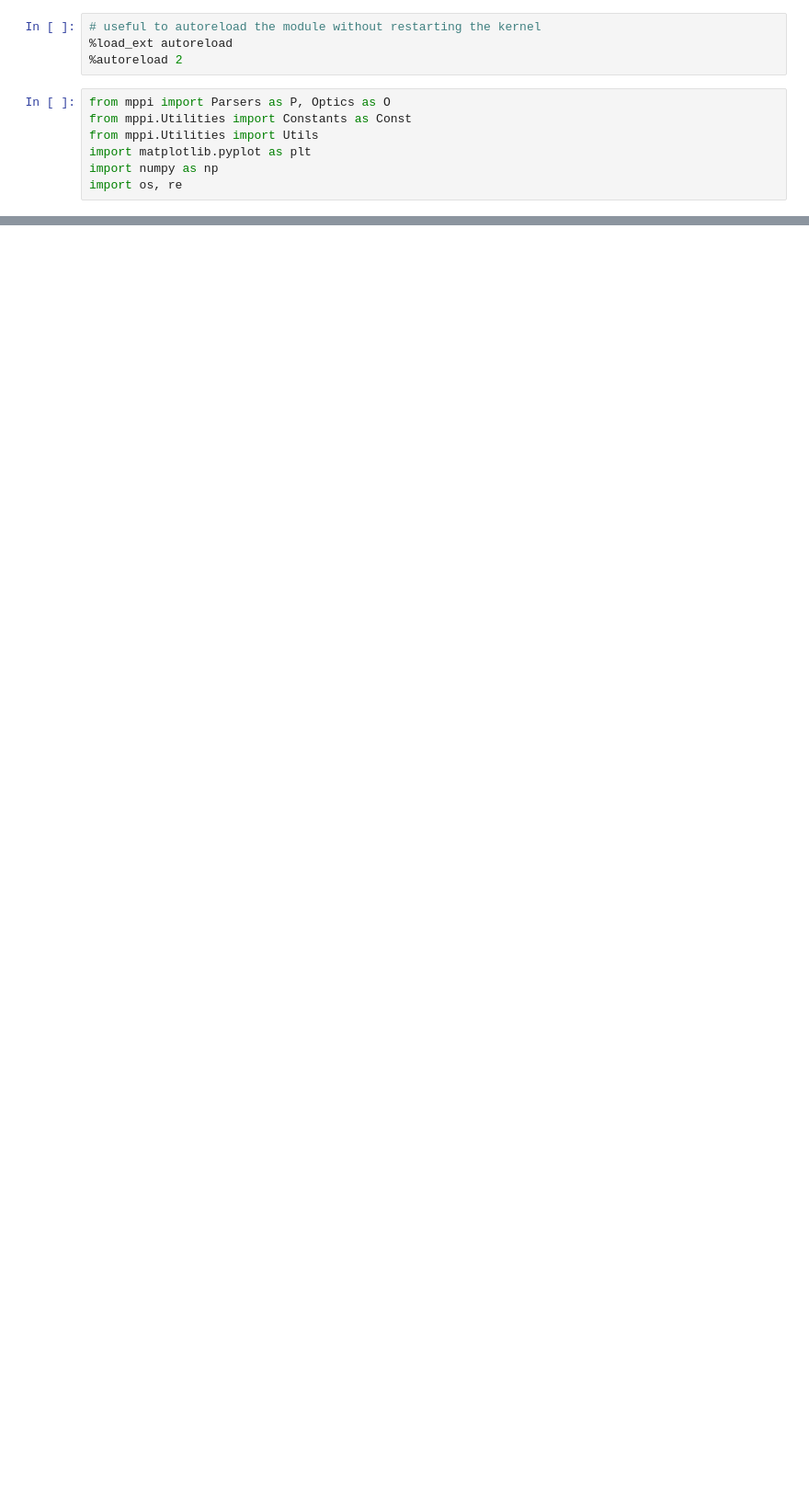
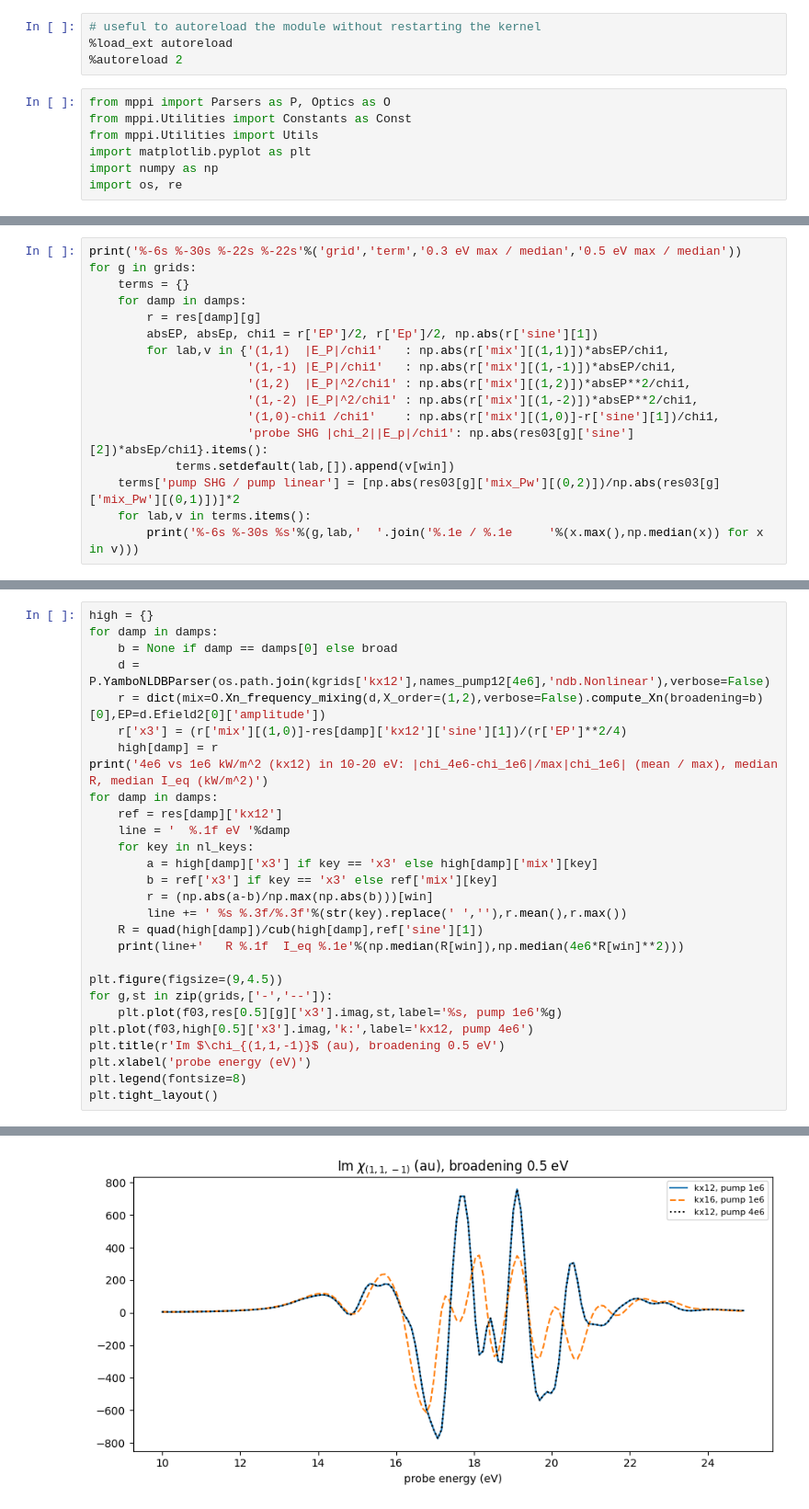
Before and after one commit to marcodalessandro76/LiF, a Jupyter notebook: NL_Chi/NL-Chi_Analysis.ipynb, the cells around one changed output, grey strips where cells are left out. Shown at 92% size. Drawn from its saved outputs; the diff is of its cells as text; blank space fills up the shorter version.

```diff
--- a/NL_Chi/NL-Chi_Analysis.ipynb
+++ b/NL_Chi/NL-Chi_Analysis.ipynb
@@ -1284,0 +296,17 @@ Parse file Davide_data/20250312_Report_simulations_data_kx16_ball/td-ip-ber_3.0a
+# %%
+print('%-6s %-30s %-22s %-22s'%('grid','term','0.3 eV max / median','0.5 eV max / median'))
+for g in grids:
+    terms = {}
+    for damp in damps:
+        r = res[damp][g]
+        absEP, absEp, chi1 = r['EP']/2, r['Ep']/2, np.abs(r['sine'][1])
+        for lab,v in {'(1,1)  |E_P|/chi1'   : np.abs(r['mix'][(1,1)])*absEP/chi1,
+                      '(1,-1) |E_P|/chi1'   : np.abs(r['mix'][(1,-1)])*absEP/chi1,
+                      '(1,2)  |E_P|^2/chi1' : np.abs(r['mix'][(1,2)])*absEP**2/chi1,
+                      '(1,-2) |E_P|^2/chi1' : np.abs(r['mix'][(1,-2)])*absEP**2/chi1,
+                      '(1,0)-chi1 /chi1'    : np.abs(r['mix'][(1,0)]-r['sine'][1])/chi1,
+                      'probe SHG |chi_2||E_p|/chi1': np.abs(res03[g]['sine'][2])*absEp/chi1}.items():
+            terms.setdefault(lab,[]).append(v[win])
+    terms['pump SHG / pump linear'] = [np.abs(res03[g]['mix_Pw'][(0,2)])/np.abs(res03[g]['mix_Pw'][(0,1)])]*2
+    for lab,v in terms.items():
+        print('%-6s %-30s %s'%(g,lab,'  '.join('%.1e / %.1e     '%(x.max(),np.median(x)) for x in v)))
@@ -1284,0 +475,29 @@ Parse file Davide_data/20250312_Report_simulations_data_kx16_ball/td-ip-ber_3.0a
+# %%
+high = {}
+for damp in damps:
+    b = None if damp == damps[0] else broad
+    d = P.YamboNLDBParser(os.path.join(kgrids['kx12'],names_pump12[4e6],'ndb.Nonlinear'),verbose=False)
+    r = dict(mix=O.Xn_frequency_mixing(d,X_order=(1,2),verbose=False).compute_Xn(broadening=b)[0],EP=d.Efield2[0]['amplitude'])
+    r['x3'] = (r['mix'][(1,0)]-res[damp]['kx12']['sine'][1])/(r['EP']**2/4)
+    high[damp] = r
+print('4e6 vs 1e6 kW/m^2 (kx12) in 10-20 eV: |chi_4e6-chi_1e6|/max|chi_1e6| (mean / max), median R, median I_eq (kW/m^2)')
+for damp in damps:
+    ref = res[damp]['kx12']
+    line = '  %.1f eV '%damp
+    for key in nl_keys:
+        a = high[damp]['x3'] if key == 'x3' else high[damp]['mix'][key]
+        b = ref['x3'] if key == 'x3' else ref['mix'][key]
+        r = (np.abs(a-b)/np.max(np.abs(b)))[win]
+        line += ' %s %.3f/%.3f'%(str(key).replace(' ',''),r.mean(),r.max())
+    R = quad(high[damp])/cub(high[damp],ref['sine'][1])
+    print(line+'   R %.1f  I_eq %.1e'%(np.median(R[win]),np.median(4e6*R[win]**2)))
+
+plt.figure(figsize=(9,4.5))
+for g,st in zip(grids,['-','--']):
+    plt.plot(f03,res[0.5][g]['x3'].imag,st,label='%s, pump 1e6'%g)
+plt.plot(f03,high[0.5]['x3'].imag,'k:',label='kx12, pump 4e6')
+plt.title(r'Im $\chi_{(1,1,-1)}$ (au), broadening 0.5 eV')
+plt.xlabel('probe energy (eV)')
+plt.legend(fontsize=8)
+plt.tight_layout()
+# %% [output]
@@ -1284,0 +507 @@ Parse file Davide_data/20250312_Report_simulations_data_kx16_ball/td-ip-ber_3.0a
+[figure, added]
```
Also changed, not shown: parts of 118 cells of this notebook, 4 other files.
